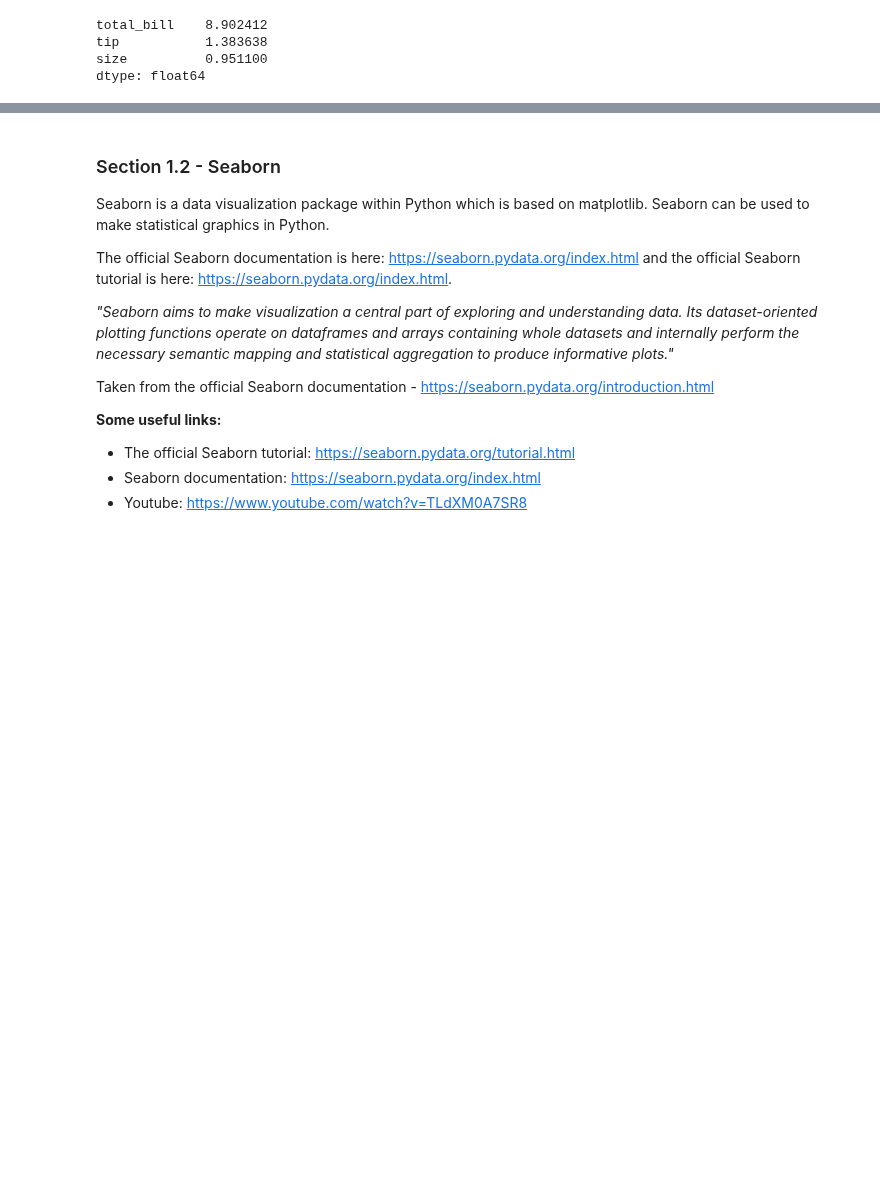
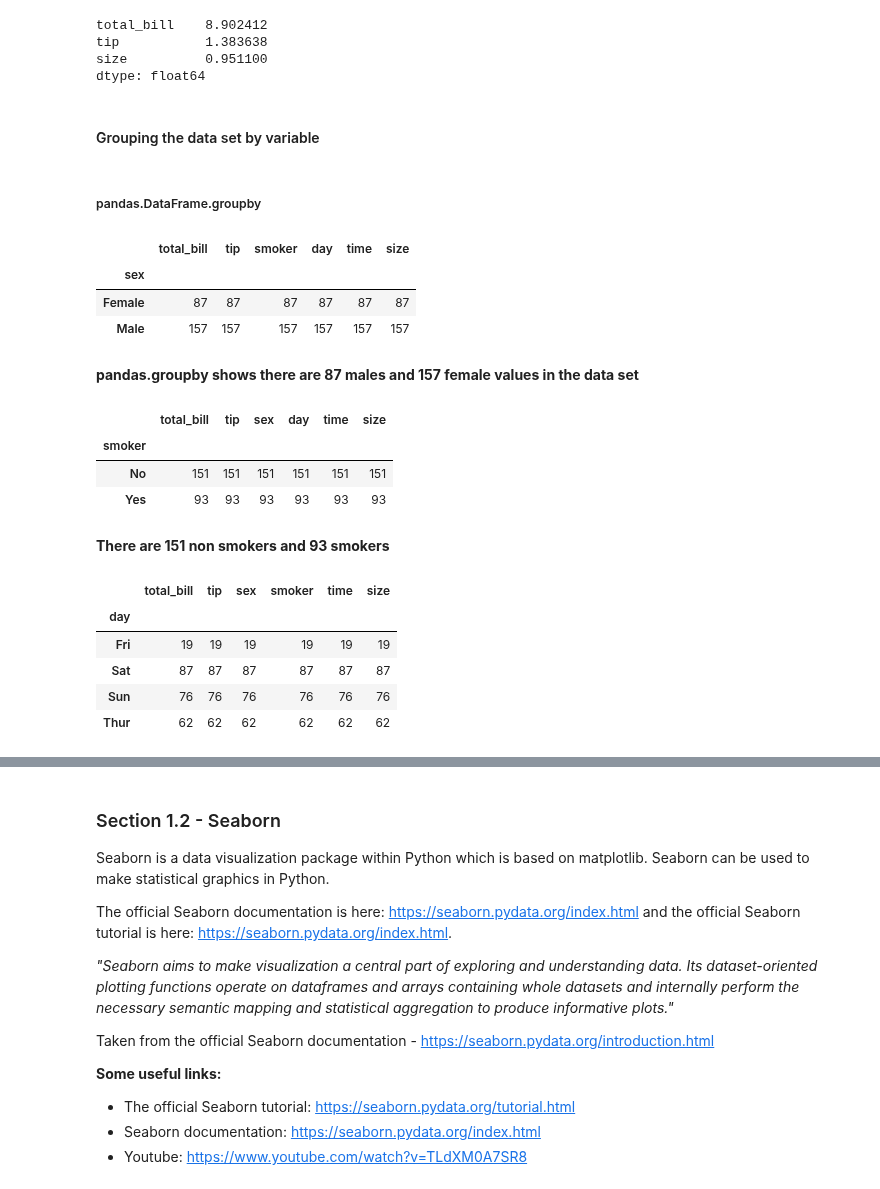
Before and after one commit to johndunne2019/Fundamentals-of-Data-Analysis-Project-2019, a Jupyter notebook: Tips-Dataset.ipynb, the cells around one changed output, grey strips where cells are left out. Saved outputs shown, nothing was run; the diff lists cells and outputs as text; code cells hidden in the pictures; blank space fills up the shorter version.

```diff
--- a/Tips-Dataset.ipynb
+++ b/Tips-Dataset.ipynb
@@ -302,3 +341,36 @@ total_bill    8.902412
 tip           1.383638
 size          0.951100
 dtype: float64
+# %% [markdown]
+#### Grouping the data set by variable
+# %% [markdown]
+##### pandas.DataFrame.groupby
+# %%
+df.groupby('sex').count()
+# I read about using pandas.groupby in this tutorial: https://data36.com/pandas-tutorial-2-aggregation-and-grouping/
+# pandas.groupby documentation: https://pandas.pydata.org/pandas-docs/stable/reference/api/pandas.DataFrame.groupby.html
+# %% [output]
+|  | total_bill | tip | smoker | day | time | size |
+| sex |  |  |  |  |  |  |
+| Female | 87 | 87 | 87 | 87 | 87 | 87 |
+| Male | 157 | 157 | 157 | 157 | 157 | 157 |
+# %% [markdown]
+**pandas.groupby shows there are 87 males and 157 female values in the data set**
+# %%
+df.groupby('smoker').count()
+# %% [output]
+|  | total_bill | tip | sex | day | time | size |
+| smoker |  |  |  |  |  |  |
+| No | 151 | 151 | 151 | 151 | 151 | 151 |
+| Yes | 93 | 93 | 93 | 93 | 93 | 93 |
+# %% [markdown]
+**There are 151 non smokers and 93 smokers**
+# %%
+df.groupby('day').count()
+# %% [output]
+|  | total_bill | tip | sex | smoker | time | size |
+| day |  |  |  |  |  |  |
+| Fri | 19 | 19 | 19 | 19 | 19 | 19 |
+| Sat | 87 | 87 | 87 | 87 | 87 | 87 |
+| Sun | 76 | 76 | 76 | 76 | 76 | 76 |
+| Thur | 62 | 62 | 62 | 62 | 62 | 62 |
```
Also changed, not shown: parts of 14 cells of this notebook.
